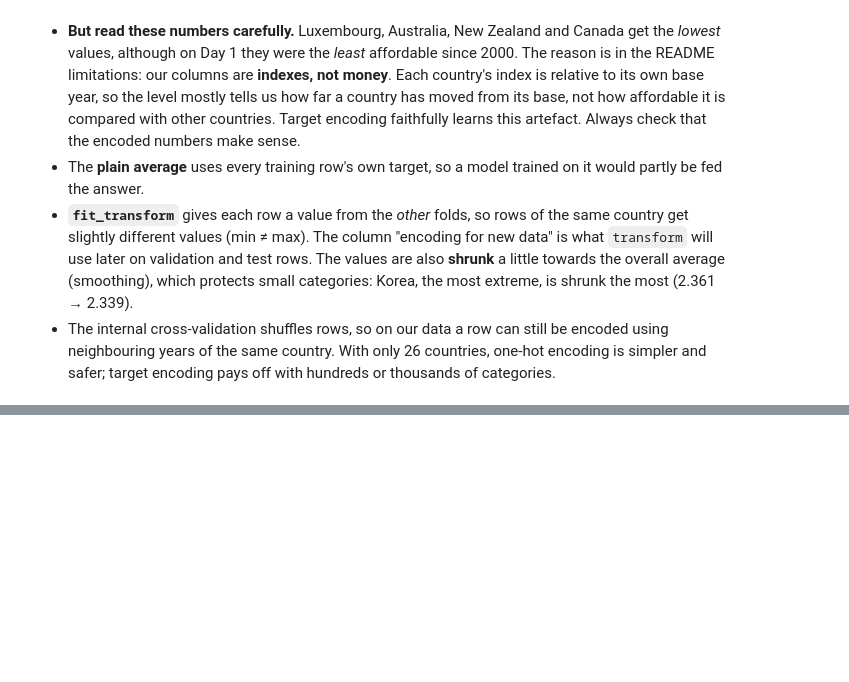
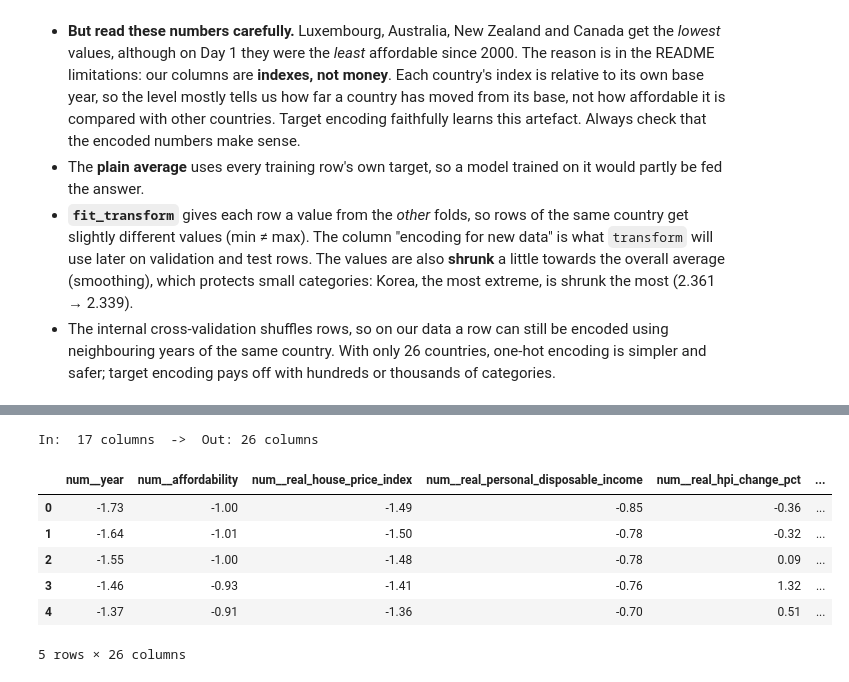
Before and after one commit to iaac-maai/Group8-day1-assignment, a Jupyter notebook: notebook/Day2_models.ipynb, the cells around one changed output, grey strips where cells are left out. Saved outputs shown, nothing was run; the diff lists cells and outputs as text; code cells hidden in the pictures; blank space fills up the shorter version.

```diff
--- a/notebook/Day2_models.ipynb
+++ b/notebook/Day2_models.ipynb
@@ -1004,0 +1051,18 @@ te_table.sort_values("plain average (leaks)").round(3)
+# %%
+numeric_pipe = Pipeline([
+    ("imputer", SimpleImputer(strategy="median")),
+    ("scaler", StandardScaler()),
+])
+nominal_pipe = Pipeline([
+    ("imputer", SimpleImputer(strategy="most_frequent")),
+    ("onehot", OneHotEncoder(handle_unknown="ignore", sparse_output=False)),
+])
+ordinal_pipe = OrdinalEncoder(categories=[decade_order],
+                              handle_unknown="use_encoded_value", unknown_value=-1)
+
+preprocess = ColumnTransformer([
+    ("num", numeric_pipe, numeric_cols),
+    ("nom", nominal_pipe, nominal_cols),
+    ("ord", ordinal_pipe, ordinal_cols),
+])
+preprocess
@@ -1004,0 +1087,16 @@ te_table.sort_values("plain average (leaks)").round(3)
+# %%
+# fit on training data only, then look at what comes out
+preprocess.set_output(transform="pandas")
+X_prepared = preprocess.fit_transform(X_raw_train)
+
+print(f"In:  {X_raw_train.shape[1]} columns  ->  Out: {X_prepared.shape[1]} columns")
+X_prepared.head().round(2)
+# %% [output]
+In:  17 columns  ->  Out: 26 columns
+|  | num__year | num__affordability | num__real_house_price_index | num__real_personal_disposable_income | num__real_hpi_change_pct | ... |
+| 0 | -1.73 | -1.00 | -1.49 | -0.85 | -0.36 | ... |
+| 1 | -1.64 | -1.01 | -1.50 | -0.78 | -0.32 | ... |
+| 2 | -1.55 | -1.00 | -1.48 | -0.78 | 0.09 | ... |
+| 3 | -1.46 | -0.93 | -1.41 | -0.76 | 1.32 | ... |
+| 4 | -1.37 | -0.91 | -1.36 | -0.70 | 0.51 | ... |
+5 rows × 26 columns
```
Also changed, not shown: parts of 7 cells of this notebook.
